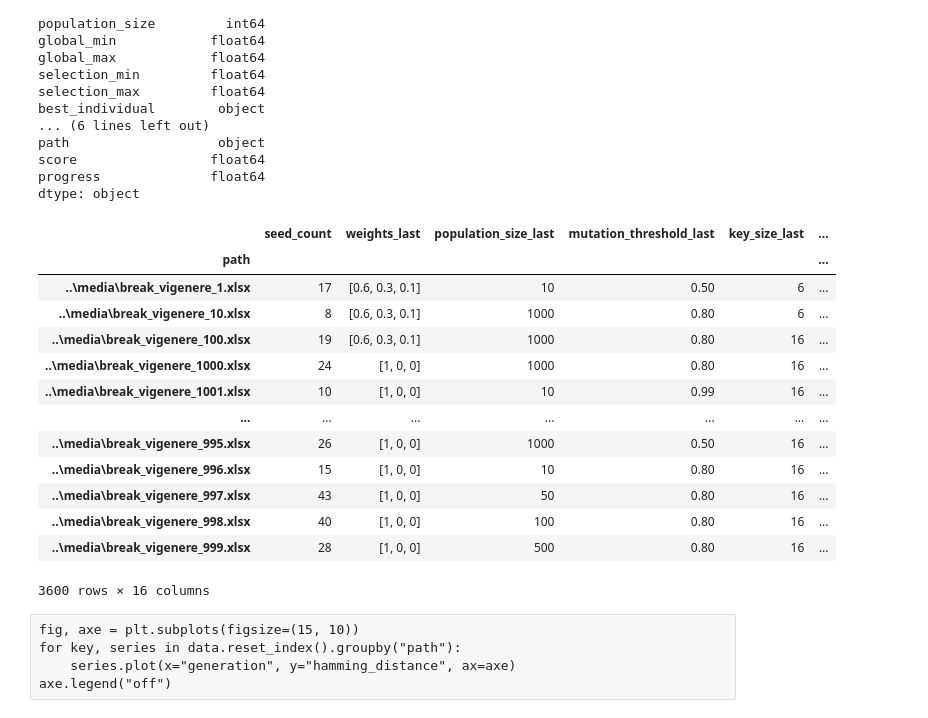
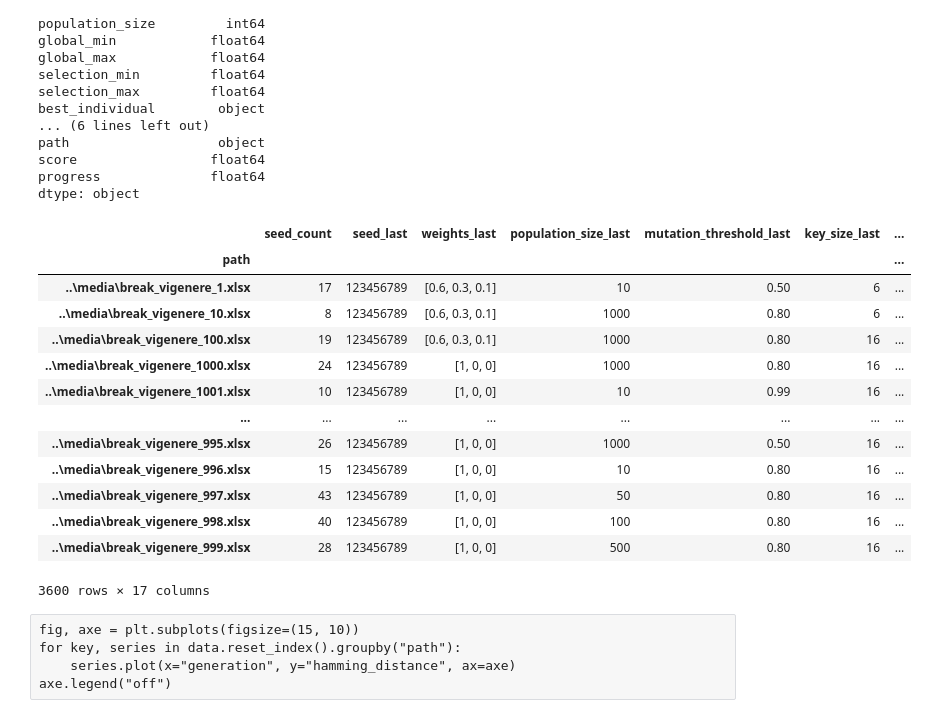
Before and after one commit to jlandercy/pysgrs, a Jupyter notebook: nootebooks/CheckData.ipynb, the cells around one changed output. Drawn from its saved outputs; the diff is of its cells as text; code cells hidden in the pictures.

```diff
--- a/nootebooks/CheckData.ipynb
+++ b/nootebooks/CheckData.ipynb
@@ -58,39 +58,39 @@ progress              float64
 dtype: object
 # %%
 progress = data.groupby("path").agg({
-    "seed": "count",
+    "seed": ["count", "last"],
     "weights": "last",
     "population_size": "last",
     "mutation_threshold": "last",
     "key_size": "last",
     "hamming_distance": "last",
     "global_min": "first",
     "selection_max": "last",
     "target": "last",
     "text_length":"last",
     "elapsed": ["mean", "sum"]
 })
 progress.columns = progress.columns.map(lambda x: "_".join(x)) #.replace("_last", ""))
 progress["finished"] = progress["hamming_distance_last"] == 0
 progress["symbol_progress"] = 1 - progress["hamming_distance_last"]/progress["key_size_last"]
 progress["score_progress"] = 1 - (progress["target_last"] - progress["selection_max_last"])/(progress["target_last"] - progress["global_min_first"])
 progress["decodable"] = (progress["symbol_progress"] >= 0.80) & (progress["hamming_distance_last"] <= 5)
 progress
 # %% [output]
-|  | seed_count | weights_last | population_size_last | mutation_threshold_last | key_size_last | ... |
-| path |  |  |  |  |  | ... |
-| ..\media\break_vigenere_1.xlsx | 17 | [0.6, 0.3, 0.1] | 10 | 0.50 | 6 | ... |
-| ..\media\break_vigenere_10.xlsx | 8 | [0.6, 0.3, 0.1] | 1000 | 0.80 | 6 | ... |
-| ..\media\break_vigenere_100.xlsx | 19 | [0.6, 0.3, 0.1] | 1000 | 0.80 | 16 | ... |
-| ..\media\break_vigenere_1000.xlsx | 24 | [1, 0, 0] | 1000 | 0.80 | 16 | ... |
-| ..\media\break_vigenere_1001.xlsx | 10 | [1, 0, 0] | 10 | 0.99 | 16 | ... |
-| ... | ... | ... | ... | ... | ... | ... |
-| ..\media\break_vigenere_995.xlsx | 26 | [1, 0, 0] | 1000 | 0.50 | 16 | ... |
-| ..\media\break_vigenere_996.xlsx | 15 | [1, 0, 0] | 10 | 0.80 | 16 | ... |
-| ..\media\break_vigenere_997.xlsx | 43 | [1, 0, 0] | 50 | 0.80 | 16 | ... |
-| ..\media\break_vigenere_998.xlsx | 40 | [1, 0, 0] | 100 | 0.80 | 16 | ... |
-| ..\media\break_vigenere_999.xlsx | 28 | [1, 0, 0] | 500 | 0.80 | 16 | ... |
+|  | seed_count | seed_last | weights_last | population_size_last | mutation_threshold_last | key_size_last | ... |
+| path |  |  |  |  |  |  | ... |
+| ..\media\break_vigenere_1.xlsx | 17 | 123456789 | [0.6, 0.3, 0.1] | 10 | 0.50 | 6 | ... |
+| ..\media\break_vigenere_10.xlsx | 8 | 123456789 | [0.6, 0.3, 0.1] | 1000 | 0.80 | 6 | ... |
+| ..\media\break_vigenere_100.xlsx | 19 | 123456789 | [0.6, 0.3, 0.1] | 1000 | 0.80 | 16 | ... |
+| ..\media\break_vigenere_1000.xlsx | 24 | 123456789 | [1, 0, 0] | 1000 | 0.80 | 16 | ... |
+| ..\media\break_vigenere_1001.xlsx | 10 | 123456789 | [1, 0, 0] | 10 | 0.99 | 16 | ... |
+| ... | ... | ... | ... | ... | ... | ... | ... |
+| ..\media\break_vigenere_995.xlsx | 26 | 123456789 | [1, 0, 0] | 1000 | 0.50 | 16 | ... |
+| ..\media\break_vigenere_996.xlsx | 15 | 123456789 | [1, 0, 0] | 10 | 0.80 | 16 | ... |
+| ..\media\break_vigenere_997.xlsx | 43 | 123456789 | [1, 0, 0] | 50 | 0.80 | 16 | ... |
+| ..\media\break_vigenere_998.xlsx | 40 | 123456789 | [1, 0, 0] | 100 | 0.80 | 16 | ... |
+| ..\media\break_vigenere_999.xlsx | 28 | 123456789 | [1, 0, 0] | 500 | 0.80 | 16 | ... |
-3600 rows × 16 columns
+3600 rows × 17 columns
 # %%
 #data.query("(progress > 0.8) & (original_key == 'SECRET')")["best_individual"].to_csv("text.txt", index=False)
 # %% [raw]
```
Also changed, not shown: parts of 4 cells of this notebook, 1 other file.
